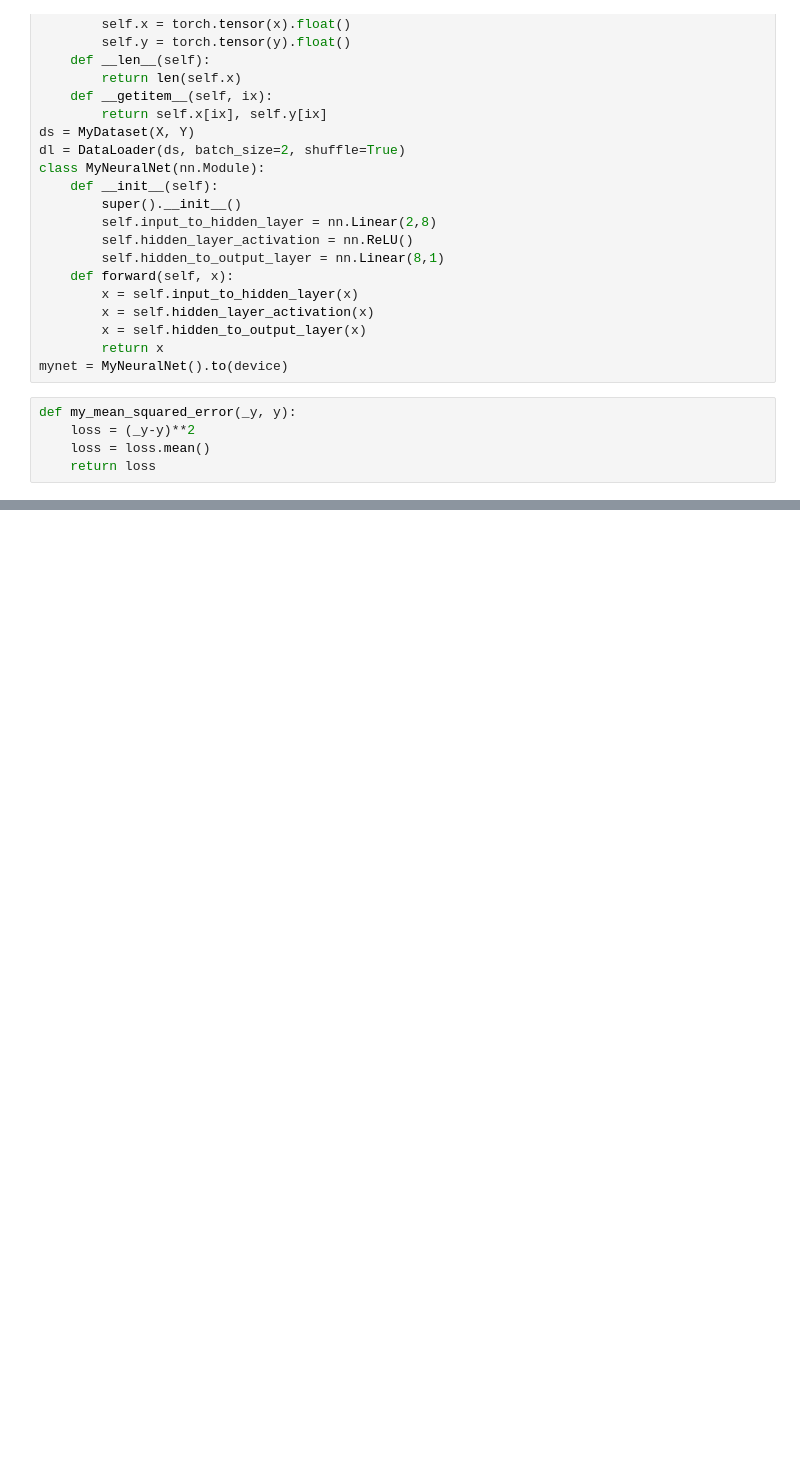
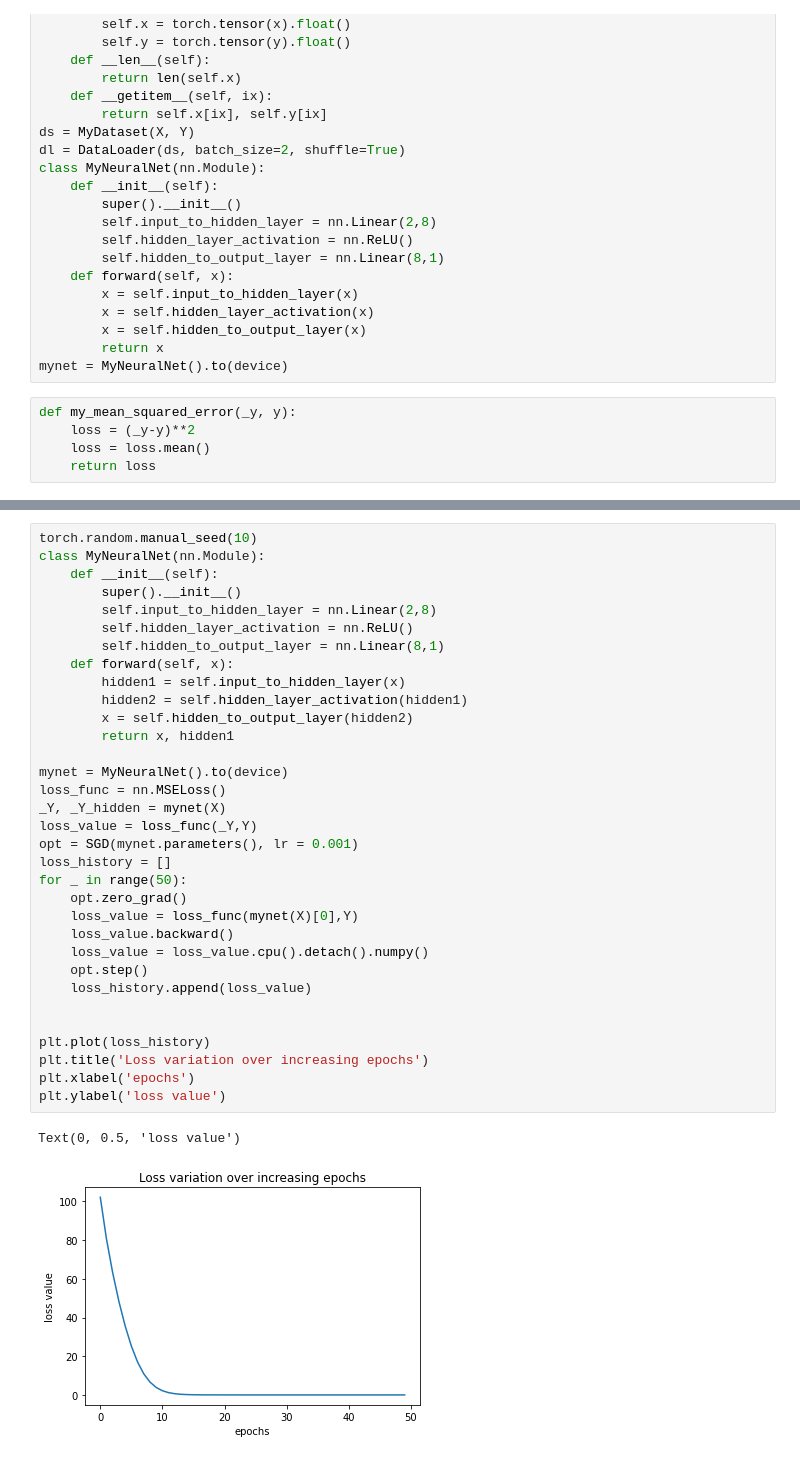
Before and after one commit to ahmadSoliman94/Artificial-Intelligence, a Jupyter notebook: DL/Modern Computer Vision with Pytorch/PyTorch_Fundamentals.ipynb, the cells around one changed output, grey strips where cells are left out. Drawn from its saved outputs; the diff is of its cells as text; blank space fills up the shorter version.

```diff
--- a/DL/Modern Computer Vision with Pytorch/PyTorch_Fundamentals.ipynb
+++ b/DL/Modern Computer Vision with Pytorch/PyTorch_Fundamentals.ipynb
@@ -558,0 +628,36 @@ tensor(92.0884, device='cuda:0', grad_fn=<MeanBackward0>)
+# %%
+torch.random.manual_seed(10)
+class MyNeuralNet(nn.Module):
+    def __init__(self):
+        super().__init__()
+        self.input_to_hidden_layer = nn.Linear(2,8)
+        self.hidden_layer_activation = nn.ReLU()
+        self.hidden_to_output_layer = nn.Linear(8,1)
+    def forward(self, x):
+        hidden1 = self.input_to_hidden_layer(x)
+        hidden2 = self.hidden_layer_activation(hidden1)
+        x = self.hidden_to_output_layer(hidden2)
+        return x, hidden1
+
+mynet = MyNeuralNet().to(device)
+loss_func = nn.MSELoss()
+_Y, _Y_hidden = mynet(X)
+loss_value = loss_func(_Y,Y)
+opt = SGD(mynet.parameters(), lr = 0.001)
+loss_history = []
+for _ in range(50):
+    opt.zero_grad()
+    loss_value = loss_func(mynet(X)[0],Y)
+    loss_value.backward()
+    loss_value = loss_value.cpu().detach().numpy()
+    opt.step()
+    loss_history.append(loss_value)
+
+
+plt.plot(loss_history)
+plt.title('Loss variation over increasing epochs')
+plt.xlabel('epochs')
+plt.ylabel('loss value')
+# %% [output]
+Text(0, 0.5, 'loss value')
+[figure, added]
```
Also changed, not shown: parts of 48 cells of this notebook.
